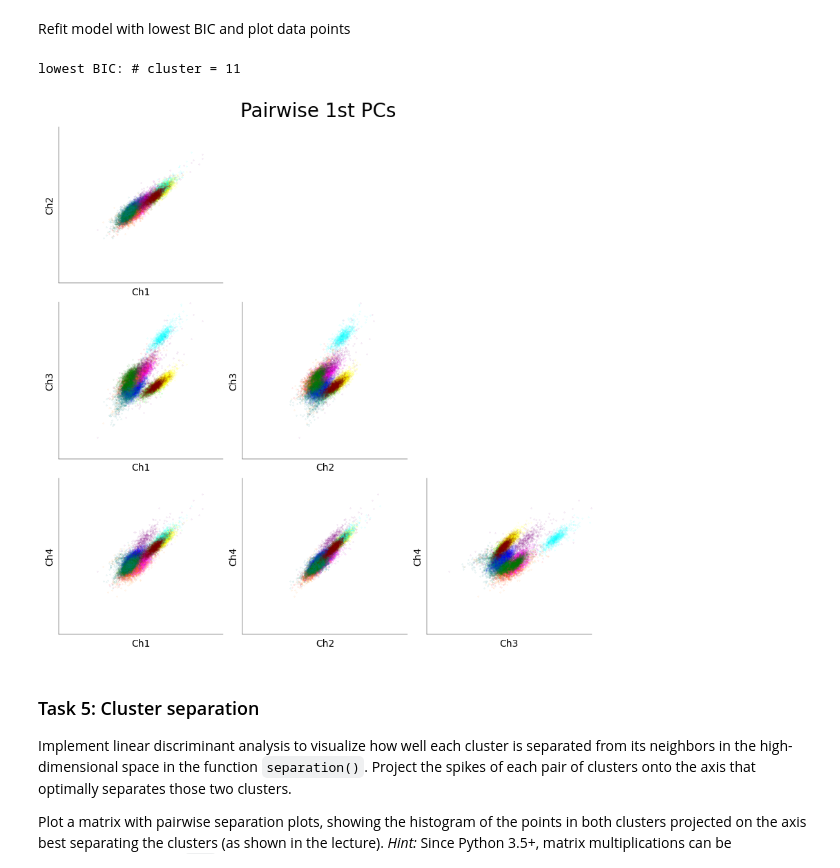
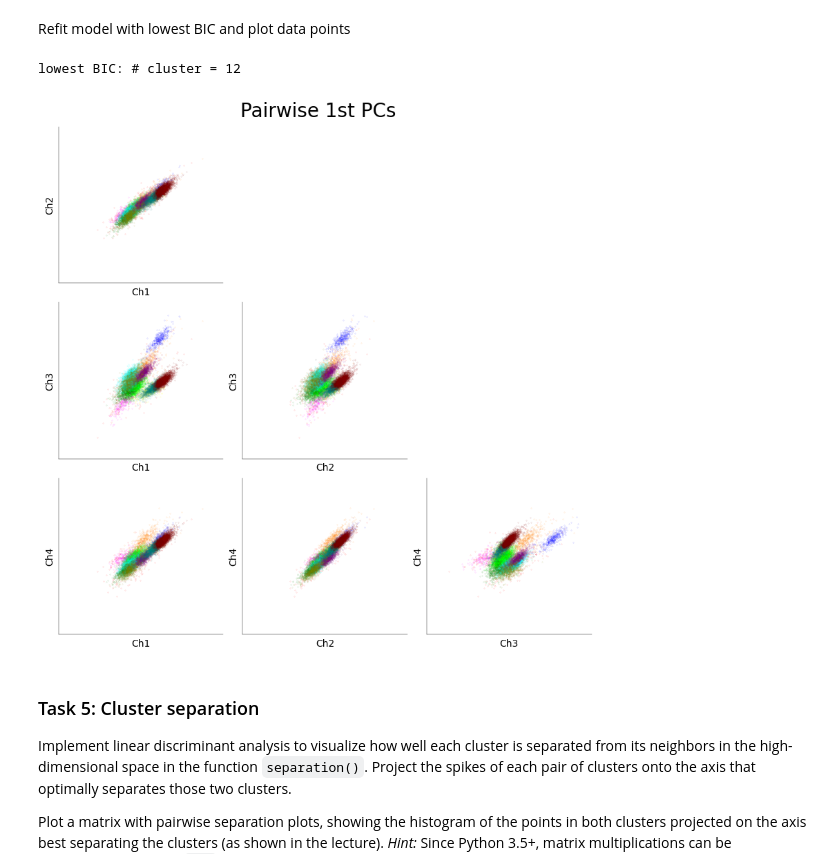
Before and after one commit to GustavKS/Neural-Data, a Jupyter notebook: CodingLab2.ipynb, the cells around one changed output. Saved outputs shown, nothing was run; the diff lists cells and outputs as text; code cells hidden in the pictures.

```diff
--- a/CodingLab2.ipynb
+++ b/CodingLab2.ipynb
@@ -109,6 +105,8 @@ def sample_data(
     # ------------------------------------------------------
     # draw labeled points from mixture of Gaussians (0.5 pt)
     # ------------------------------------------------------
+
+    # choose which classes it should be sampled from
     n_clusters, n_dimensions = m.shape
     cluster_ids = np.random.choice(n_clusters, size=n_samples, p=p)
     data = np.zeros((n_samples, n_dimensions))
@@ -120,7 +118,7 @@ def sample_data(
         )
         data[cluster_indices] = cluster_data
 
-    return data, cluster_ids
+    return cluster_ids, data
 # %%
 N = 1000  # total number of samples
 
@@ -132,4 +130,4 @@ S2 = np.array([[2.0, 1.0], [1.0, 2.0]])
 S3 = np.array([[1.0, -0.5], [-0.5, 1.0]])
 S = np.stack([S1, S2, S3])  # cov
 
-x, labels = sample_data(N, m, S, p)
+labels, x = sample_data(N, m, S, p)
@@ -356,11 +324,10 @@ def mog_bic(
     # -------------------------
     # implement the BIC (1.5 pts)
     # -------------------------
-
     N = x.shape[0]
     n_dims = x.shape[1]
     n_clusters = m.shape[0]
-    log_likelihood = np.sum(
+    LL = np.sum(
         np.log(
             sum(
                 [
@@ -370,9 +337,12 @@ def mog_bic(
             )
         )
     )
-    num_params = n_clusters * (n_dims + (n_dims * (n_dims + 1)) / 2 + 1)
-    bic = -2 * log_likelihood + num_params * np.log(N)
-    return bic, log_likelihood
+    num_params = (
+        n_dims * (n_dims + 1) / 2 + n_dims
+    ) * n_clusters + n_clusters  # (covs  + means) * n_clusters + priors
+    bic = -2 * LL + num_params * np.log(N)
+
+    return bic, LL
 # %%
 # ---------------------------------------------------------------------------------------------------
 # Compute and plot the BIC for mixture models with different numbers of clusters (e.g., 2 - 6). (0.5 pts)
@@ -447,64 +413,64 @@ random_seed, kk = np.where(BIC == BIC.min())
 random_seed = random_seed[0]
 kk = kk[0]
 print(f"lowest BIC: # cluster = {K[kk]}")
-mog_labels, m, S, p = fit_mog(b, K[kk], random_seed=random_seed)
+a, m, S, p = fit_mog(b, K[kk], random_seed=random_seed)
 # %% [output]
-lowest BIC: # cluster = 11
+lowest BIC: # cluster = 12
 # %%
 # -------------------------------------------------------------------------------------
 # Create scatterplots of the first PCs under the best model for all 4 channels. (2 pts)
 # -------------------------------------------------------------------------------------
+
 
 mosaic = [
     ["Ch2 vs Ch1", ".", "."],
     ["Ch3 vs Ch1", "Ch3 vs Ch2", "."],
     ["Ch4 vs Ch1", "Ch4 vs Ch2", "Ch4 vs Ch3"],
 ]
-fig, ax = plt.subplot_mosaic(
-    mosaic=mosaic, figsize=(8, 8), layout="constrained", dpi=100
-)
+fig, ax = plt.subplot_mosaic(mosaic=mosaic, figsize=(8, 8), layout="constrained")
+
 colors = [
     "#FF0000",
     "#00FF00",
     "#0000FF",
     "#FFFF00",
     "#FF00FF",
     "#00FFFF",
     "#FF8000",
     "#008000",
     "#800080",
     "#008080",
     "#800000",
     "#808000",
 ]
 i = {"Ch1": 0, "Ch2": 3, "Ch3": 6, "Ch4": 9}
 
-for m in np.ravel(mosaic):
-    if m == ".":
+for j in np.ravel(mosaic):
+    if j == ".":
         continue
-    y, x = m.split(" vs ")
+    y, x = j.split(" vs ")
 
-    ax[m].set_xlabel(x)
-    ax[m].set_ylabel(y)
-    ax[m].set_xlim((-1500, 1500))
-    ax[m].set_ylim((-1500, 1500))
-    ax[m].set_xticks([])
-    ax[m].set_yticks([])
+    ax[j].set_xlabel(x)
+    ax[j].set_ylabel(y)
+    ax[j].set_xlim((-1500, 1500))
+    ax[j].set_ylim((-1500, 1500))
+    ax[j].set_xticks([])
+    ax[j].set_yticks([])
 
     for cluster_id, color in zip(range(K[kk]), colors):
         cluster_points = b[mog_labels == cluster_id]
-        ax[m].scatter(
+        ax[j].scatter(
             cluster_points[:, i[x]],
             cluster_points[:, i[y]],
             0.2,
             color=color,
             alpha=0.3,
         )
 
 fig.suptitle("Pairwise 1st PCs", fontsize=20)
 plt.show()
 # %% [output]
-[figure, old version]
+[figure, new version]
 # %% [markdown]
 ### Task 5: Cluster separation
 
```
Also changed, not shown: parts of 12 cells of this notebook.
